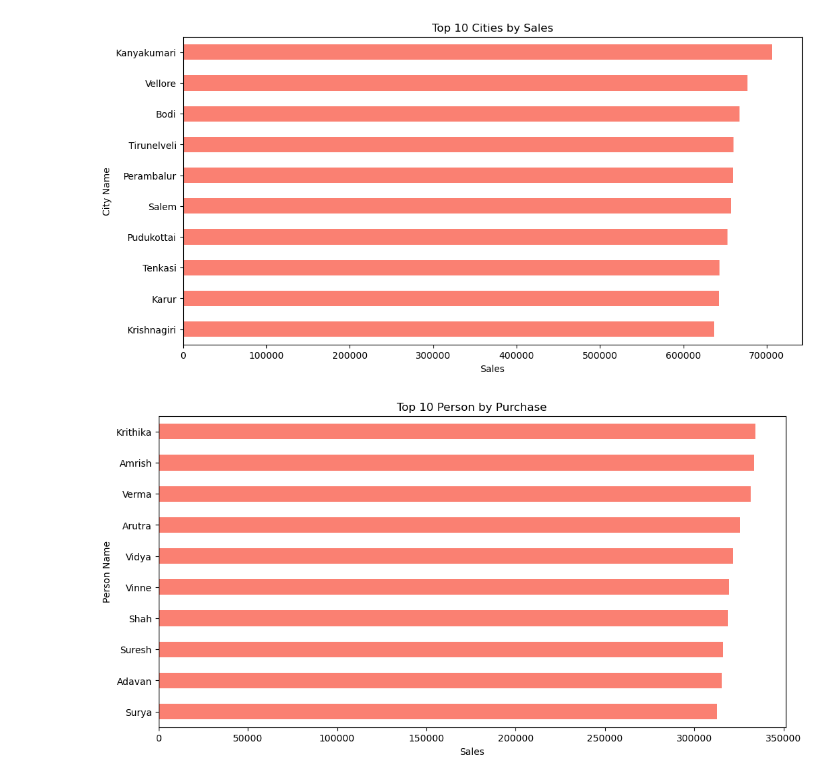
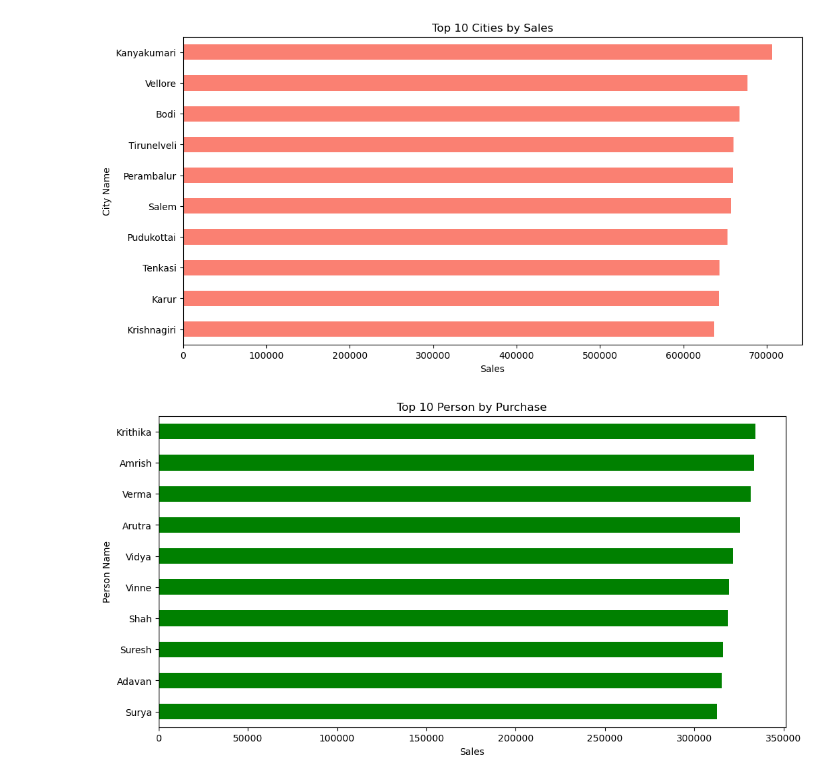
Before and after one commit to tamilprojects/Supermart-Grocery-Sales, a Jupyter notebook: Supermart.ipynb, the cells around one changed output. Saved outputs shown, nothing was run; the diff lists cells and outputs as text; code cells hidden in the pictures.

```diff
--- a/Supermart.ipynb
+++ b/Supermart.ipynb
@@ -265,18 +251,18 @@ plt.show()
 # %%
 # Top 10 person with Highest purchase
 top_10_person = (
     supermart.groupby("Customer_Name")["Sales"]
     .sum()
     .nlargest(10)
     .sort_values(ascending=True)
 )
 
 plt.figure(figsize=(12, 6))
 
-top_10_person.plot(kind="barh", color="salmon")
+top_10_person.plot(kind="barh", color="green")
 plt.title("Top 10 Person by Purchase")
 plt.xlabel("Sales")
 plt.ylabel("Person Name")
 plt.show()
 # %% [output]
-[figure, old version]
+[figure, new version]
```
Also changed, not shown: parts of 15 cells of this notebook.
